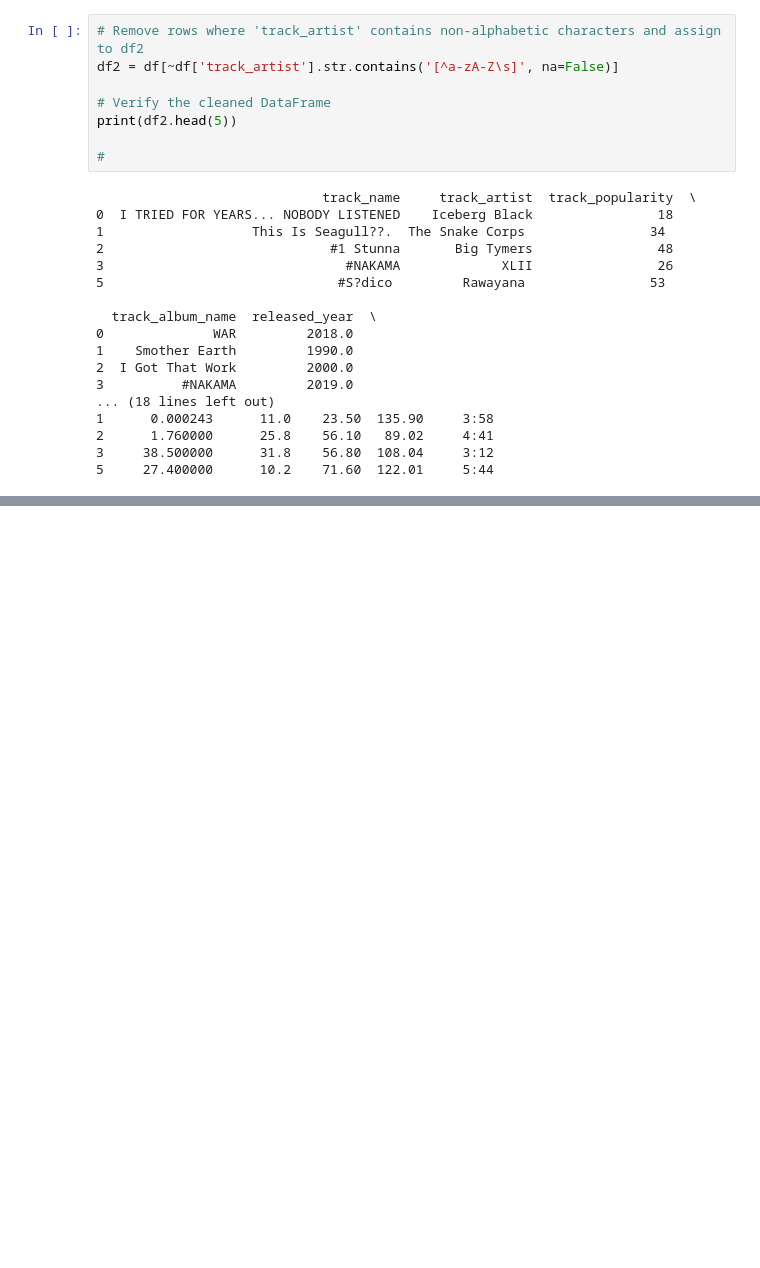
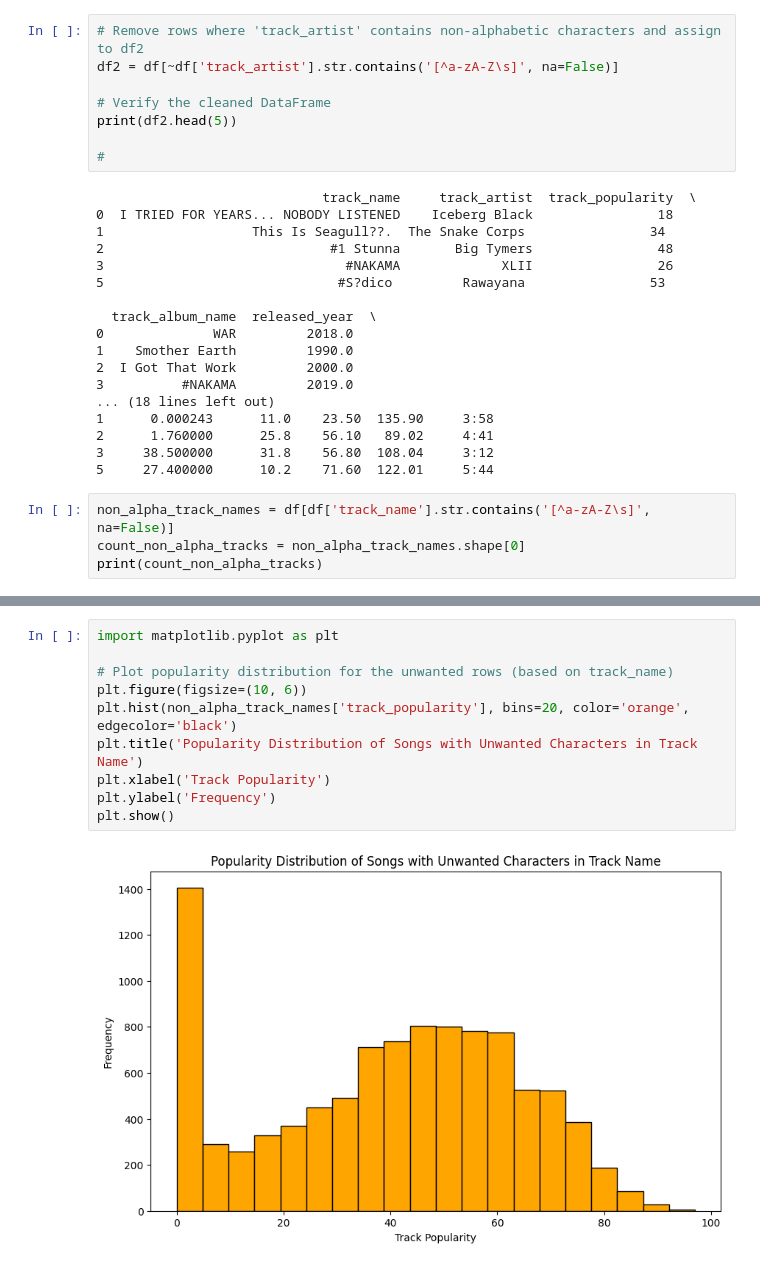
Before and after one commit to ShamindaKanchana/SpotifyTrendsAnalyzer, a Jupyter notebook: Notebook/spotifyTrendsAnalyzer.ipynb, the cells around one changed output, grey strips where cells are left out. Drawn from its saved outputs; the diff is of its cells as text; blank space fills up the shorter version.

```diff
--- a/Notebook/spotifyTrendsAnalyzer.ipynb
+++ b/Notebook/spotifyTrendsAnalyzer.ipynb
@@ -116,3 +116,7 @@ print(df2.head(5))
 2      1.760000      25.8    56.10   89.02     4:41
 3     38.500000      31.8    56.80  108.04     3:12
 5     27.400000      10.2    71.60  122.01     5:44
+# %%
+non_alpha_track_names = df[df['track_name'].str.contains('[^a-zA-Z\s]', na=False)]
+count_non_alpha_tracks = non_alpha_track_names.shape[0]
+print(count_non_alpha_tracks)
@@ -118,0 +171,12 @@ print(df2.head(5))
+# %%
+import matplotlib.pyplot as plt
+
+# Plot popularity distribution for the unwanted rows (based on track_name)
+plt.figure(figsize=(10, 6))
+plt.hist(non_alpha_track_names['track_popularity'], bins=20, color='orange', edgecolor='black')
+plt.title('Popularity Distribution of Songs with Unwanted Characters in Track Name')
+plt.xlabel('Track Popularity')
+plt.ylabel('Frequency')
+plt.show()
+# %% [output]
+[figure, added]
```
Also changed, not shown: parts of 11 cells of this notebook.
